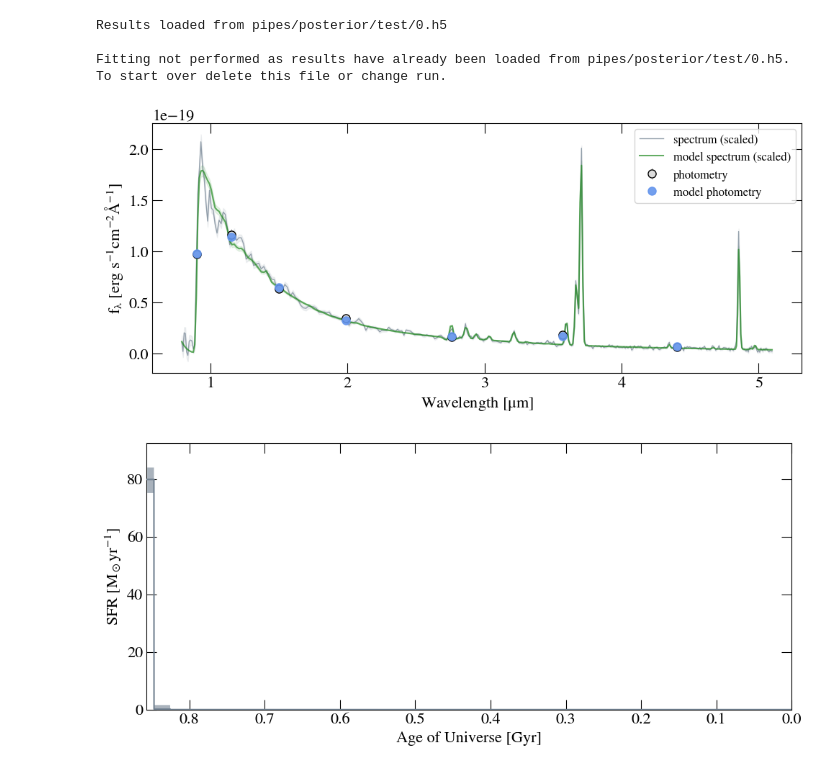
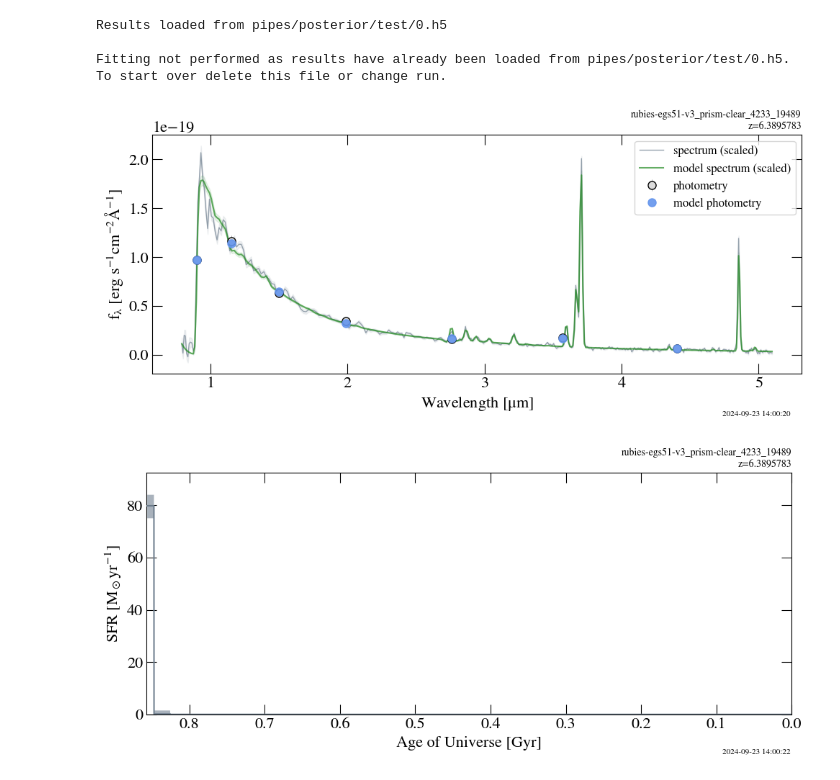
Before and after one commit to RashmiGot/dja-pipes, a Jupyter notebook: dja-pipes/notebooks/run_pipes_on_dja_spec.ipynb, the cells around one changed output. Saved outputs shown, nothing was run; the diff lists cells and outputs as text; code cells hidden in the pictures.

Commit message:
added timestamps, filespec and zspec info to plots

```diff
--- a/dja-pipes/notebooks/run_pipes_on_dja_spec.ipynb
+++ b/dja-pipes/notebooks/run_pipes_on_dja_spec.ipynb
@@ -242,12 +242,12 @@ Fitting not performed as results have already been loaded from pipes/posterior/t
 # %%
 # plotting fitted model and star-formation history
 
-fig = p_plot.plot_fitted_spectrum(fit, f_lam=True)
-fig = p_plot.plot_fitted_sfh(fit)
+fig = p_plot.plot_fitted_spectrum(fit, fname_spec, f_lam=True)
+fig = p_plot.plot_fitted_sfh(fit, fname_spec)
 fig = fit.plot_corner(save=False, show=True)
 # %% [output]
-[figure, old version]
+[figure, new version]
-[figure, old version]
+[figure, new version]
 [figure]
 # %%
 # table of posterior fitted quantities
```
Also changed, not shown: parts of 2 cells of this notebook, 1 other file.
